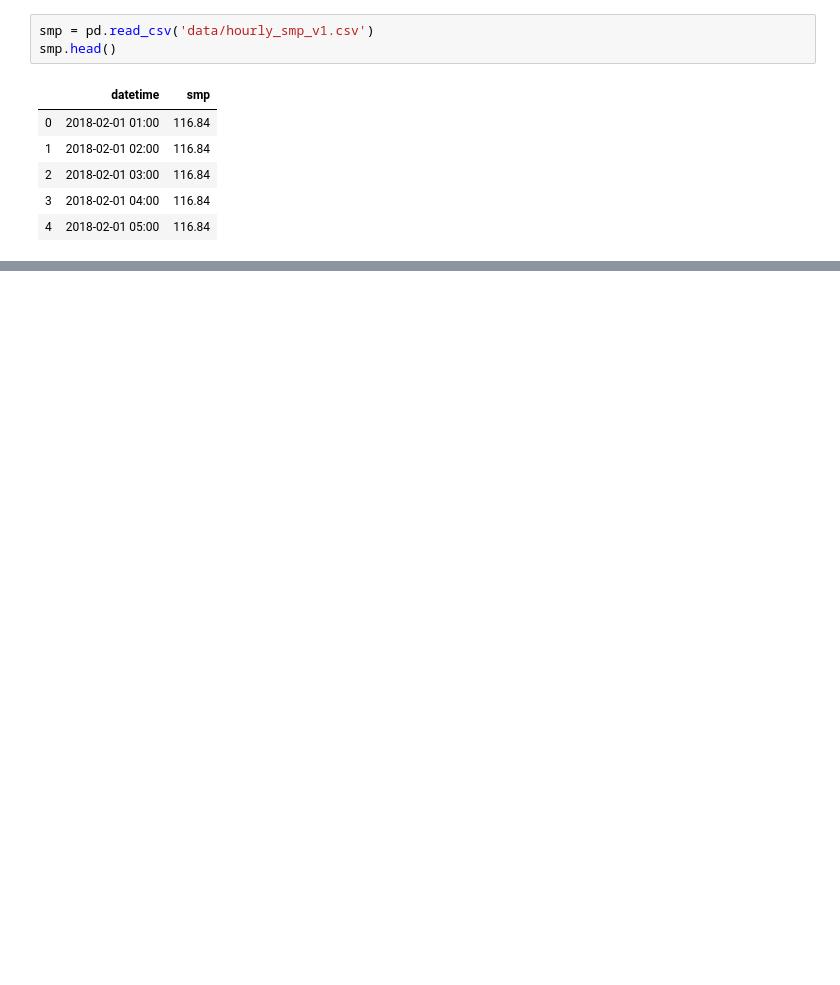
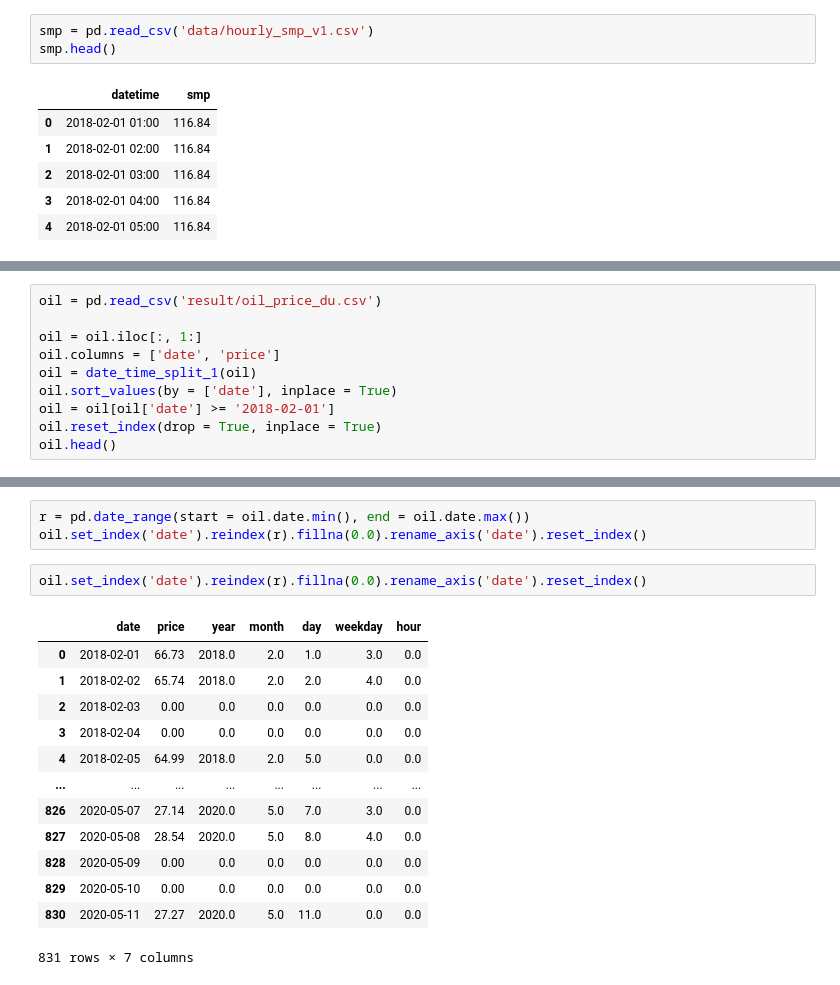
Before and after one commit to Kiminjo/electricity_usage_forecast, a Jupyter notebook: datetime_test.ipynb, the cells around one changed output, grey strips where cells are left out. Saved outputs shown, nothing was run; the diff lists cells and outputs as text; blank space fills up the shorter version.

```diff
--- a/datetime_test.ipynb
+++ b/datetime_test.ipynb
@@ -66,0 +83,10 @@ plt.show()
+# %%
+oil = pd.read_csv('result/oil_price_du.csv')
+
+oil = oil.iloc[:, 1:]
+oil.columns = ['date', 'price']
+oil = date_time_split_1(oil)
+oil.sort_values(by = ['date'], inplace = True)
+oil = oil[oil['date'] >= '2018-02-01']
+oil.reset_index(drop = True, inplace = True)
+oil.head()
@@ -66,0 +109,19 @@ plt.show()
+# %%
+r = pd.date_range(start = oil.date.min(), end = oil.date.max())
+oil.set_index('date').reindex(r).fillna(0.0).rename_axis('date').reset_index()
+# %%
+oil.set_index('date').reindex(r).fillna(0.0).rename_axis('date').reset_index()
+# %% [output]
+|  | date | price | year | month | day | weekday | hour |
+| 0 | 2018-02-01 | 66.73 | 2018.0 | 2.0 | 1.0 | 3.0 | 0.0 |
+| 1 | 2018-02-02 | 65.74 | 2018.0 | 2.0 | 2.0 | 4.0 | 0.0 |
+| 2 | 2018-02-03 | 0.00 | 0.0 | 0.0 | 0.0 | 0.0 | 0.0 |
+| 3 | 2018-02-04 | 0.00 | 0.0 | 0.0 | 0.0 | 0.0 | 0.0 |
+| 4 | 2018-02-05 | 64.99 | 2018.0 | 2.0 | 5.0 | 0.0 | 0.0 |
+| ... | ... | ... | ... | ... | ... | ... | ... |
+| 826 | 2020-05-07 | 27.14 | 2020.0 | 5.0 | 7.0 | 3.0 | 0.0 |
+| 827 | 2020-05-08 | 28.54 | 2020.0 | 5.0 | 8.0 | 4.0 | 0.0 |
+| 828 | 2020-05-09 | 0.00 | 0.0 | 0.0 | 0.0 | 0.0 | 0.0 |
+| 829 | 2020-05-10 | 0.00 | 0.0 | 0.0 | 0.0 | 0.0 | 0.0 |
+| 830 | 2020-05-11 | 27.27 | 2020.0 | 5.0 | 11.0 | 0.0 | 0.0 |
+831 rows × 7 columns
```
Also changed, not shown: parts of 8 cells of this notebook, 3 other files.
